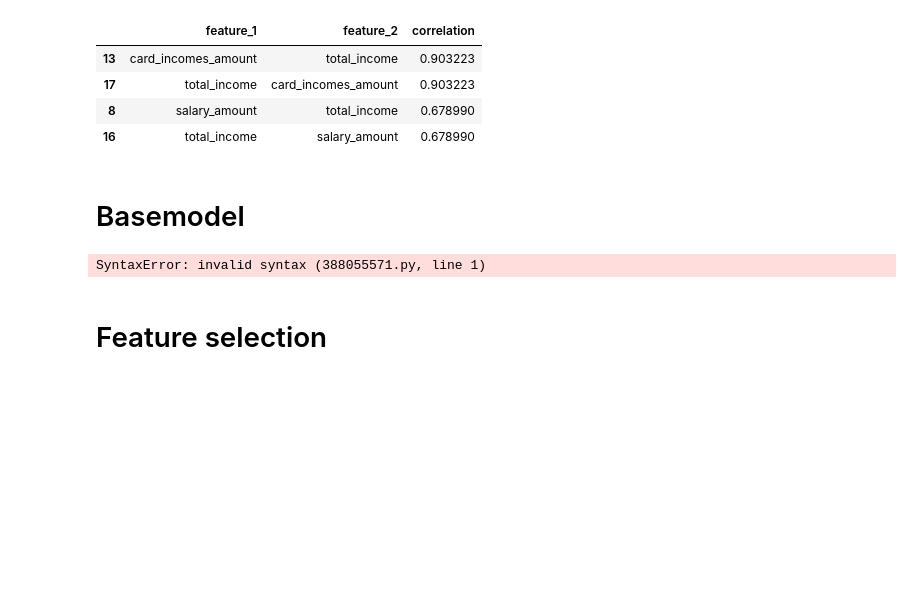
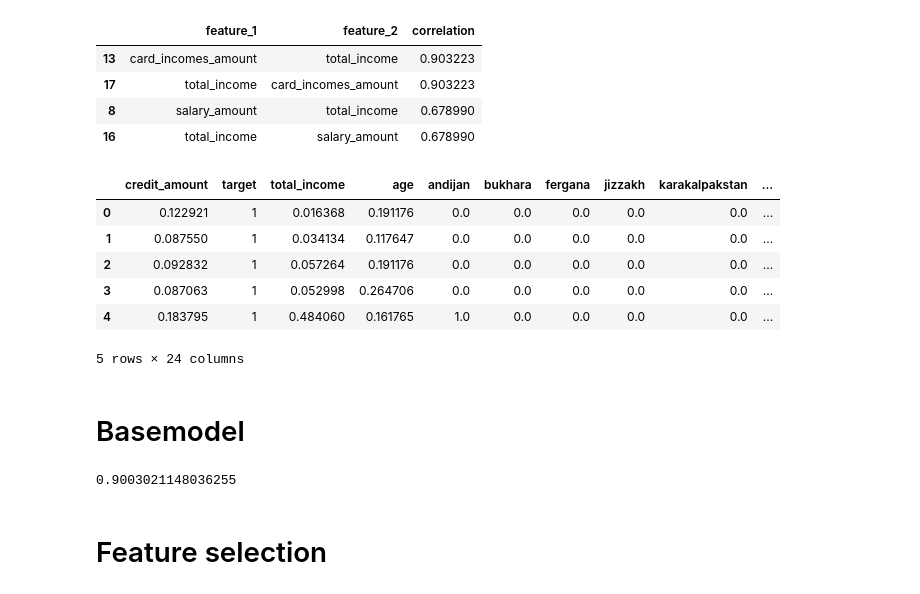
Before and after one commit to KomiljonNasrullaev/aliftech, a Jupyter notebook: notebooks/aliftech.ipynb, the cells around one changed output. Drawn from its saved outputs; the diff is of its cells as text; code cells hidden in the pictures; blank space fills up the shorter version.

```diff
--- a/notebooks/aliftech.ipynb
+++ b/notebooks/aliftech.ipynb
@@ -425,12 +427,22 @@ correlated_features
 | 17 | total_income | card_incomes_amount | 0.903223 |
 | 8 | salary_amount | total_income | 0.678990 |
 | 16 | total_income | salary_amount | 0.678990 |
+# %%
+# since total income is derived from card_incomes amount and salary_amount, these columns are highly correlated with
+# total_income column. That's why card_incomes_amount and salary_amount can be dropped
+
+data.drop(columns=['card_incomes_amount','salary_amount'], inplace=True)
+data.head()
+# %% [output]
+|  | credit_amount | target | total_income | age | andijan | bukhara | fergana | jizzakh | karakalpakstan | ... |
+| 0 | 0.122921 | 1 | 0.016368 | 0.191176 | 0.0 | 0.0 | 0.0 | 0.0 | 0.0 | ... |
+| 1 | 0.087550 | 1 | 0.034134 | 0.117647 | 0.0 | 0.0 | 0.0 | 0.0 | 0.0 | ... |
+| 2 | 0.092832 | 1 | 0.057264 | 0.191176 | 0.0 | 0.0 | 0.0 | 0.0 | 0.0 | ... |
+| 3 | 0.087063 | 1 | 0.052998 | 0.264706 | 0.0 | 0.0 | 0.0 | 0.0 | 0.0 | ... |
+| 4 | 0.183795 | 1 | 0.484060 | 0.161765 | 1.0 | 0.0 | 0.0 | 0.0 | 0.0 | ... |
+5 rows × 24 columns
 # %% [markdown]
 # Basemodel
-# %%
-stop =
-# %% [output]
-SyntaxError: invalid syntax (388055571.py, line 1)
 # %%
 from sklearn.linear_model import LogisticRegression
 from sklearn.neighbors import KNeighborsClassifier
@@ -443,18 +455,20 @@ from xgboost import XGBClassifier
 
 from sklearn.model_selection import train_test_split
 from sklearn.model_selection import cross_val_score
-from sklearn.metrics import accuracy_score, precision_score, recall_score, confusion_matrix
+from sklearn.metrics import accuracy_score, precision_score, recall_score, confusion_matrix, f1_score
 
 X = data.drop(columns=['target'])
 y = data['target']
 
-model = RandomForestClassifier()
+model = LogisticRegression()
 
 scores = cross_val_score(model, X, y, cv=10)
 
 base_model_score = scores.mean()
 
 base_model_score
+# %% [output]
+0.9003021148036255
 # %% [markdown]
 # Feature selection
 # %% [markdown]
```
Also changed, not shown: parts of 24 cells of this notebook.
